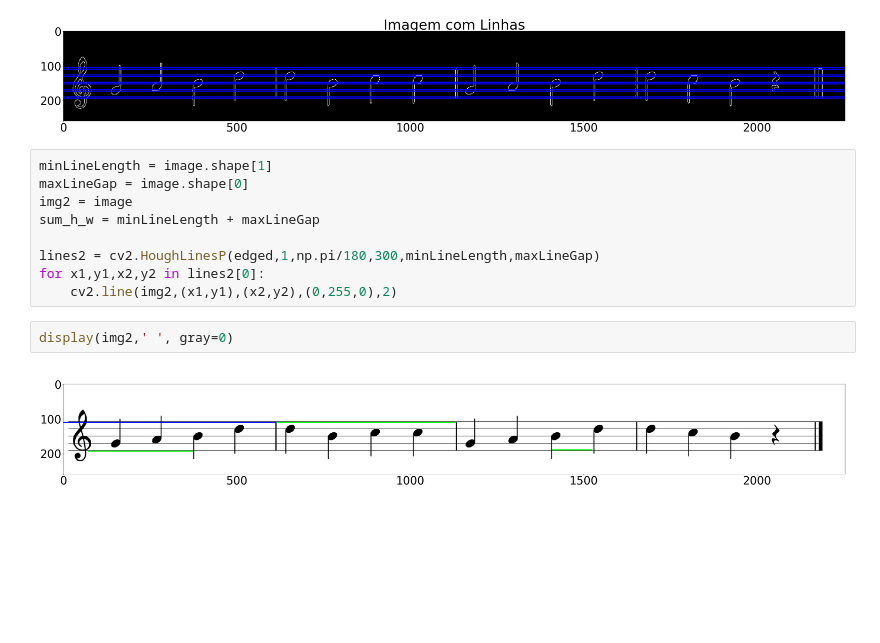
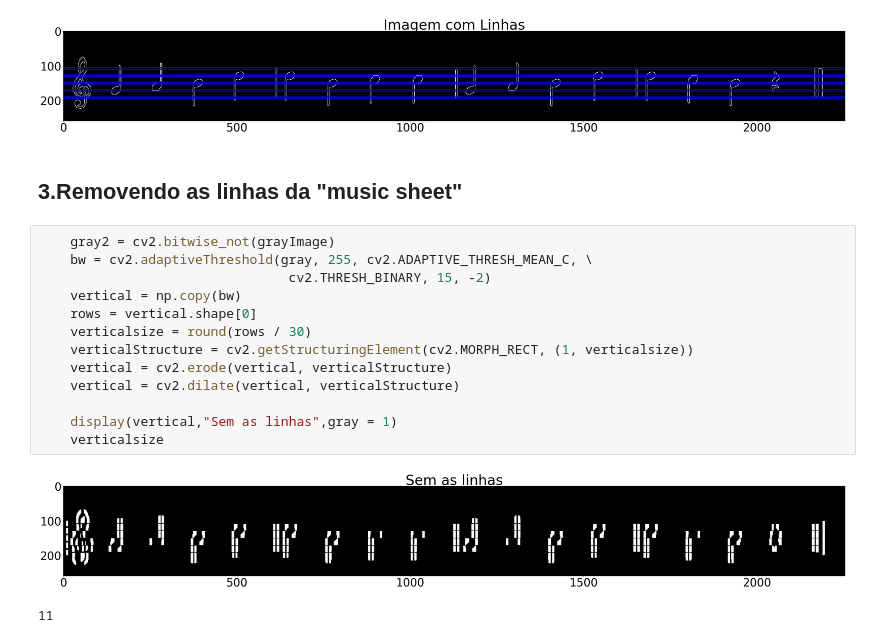
Before and after one commit to brunogriep/dip_music_sheet, a Jupyter notebook: music_sheet_reader.ipynb, the cells around one changed output. Saved outputs shown, nothing was run; the diff lists cells and outputs as text; blank space fills up the shorter version.

Commit message:
increment
Adicionado método para remocao de linhas

```diff
--- a/music_sheet_reader.ipynb
+++ b/music_sheet_reader.ipynb
@@ -161,16 +148,21 @@ for rho,theta in lines[:nlines]:
 display(imagem_com_cor,'Imagem com Linhas',gray=0)
 # %% [output]
 [figure]
-# %%
-minLineLength = image.shape[1]
-maxLineGap = image.shape[0]
-img2 = image
-sum_h_w = minLineLength + maxLineGap
-
-lines2 = cv2.HoughLinesP(edged,1,np.pi/180,300,minLineLength,maxLineGap)
-for x1,y1,x2,y2 in lines2[0]:
-    cv2.line(img2,(x1,y1),(x2,y2),(0,255,0),2)
-# %%
-display(img2,' ', gray=0)
-# %% [output]
-[figure, removed]
+# %% [markdown]
+## 3.Removendo as linhas da "music sheet"
+# %%
+    gray2 = cv2.bitwise_not(grayImage)
+    bw = cv2.adaptiveThreshold(gray, 255, cv2.ADAPTIVE_THRESH_MEAN_C, \
+                                cv2.THRESH_BINARY, 15, -2)
+    vertical = np.copy(bw)
+    rows = vertical.shape[0]
+    verticalsize = round(rows / 30)
+    verticalStructure = cv2.getStructuringElement(cv2.MORPH_RECT, (1, verticalsize))
+    vertical = cv2.erode(vertical, verticalStructure)
+    vertical = cv2.dilate(vertical, verticalStructure)
+
+    display(vertical,"Sem as linhas",gray = 1)
+    verticalsize
+# %% [output]
+[figure, added]
+11
```
Also changed, not shown: parts of 5 cells of this notebook.
